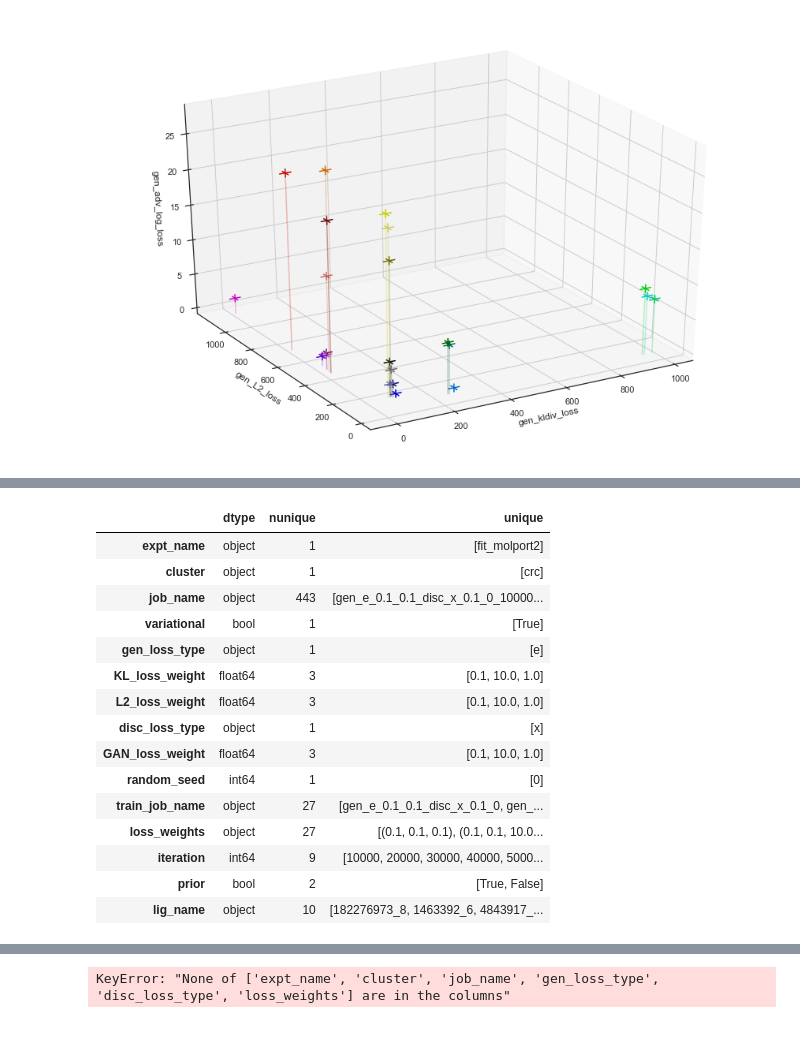
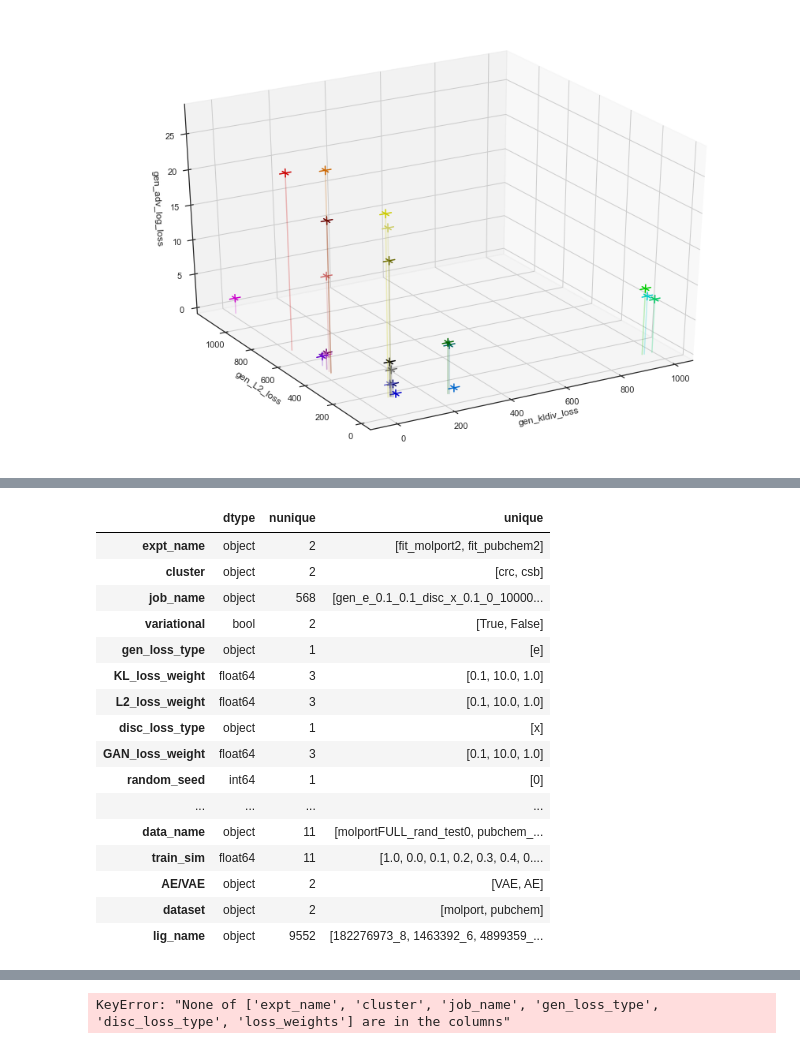
Before and after one commit to mattragoza/ipython-notebooks, a Jupyter notebook: train_molport_loss_weights.ipynb, the cells around one changed output, grey strips where cells are left out. Drawn from its saved outputs; the diff is of its cells as text; code cells hidden in the pictures.

```diff
--- a/train_molport_loss_weights.ipynb
+++ b/train_molport_loss_weights.ipynb
@@ -328,6 +332,8 @@ fig.tight_layout()
 # %%
 fit_files = [
     'C:\\Users\\mtr22\\Code\\liGAN\\train_molport\\loss_weights\\crc_fit_molport2.gen_metrics',
+    'C:\\Users\\mtr22\\Code\\liGAN\\train_molport\\loss_weights\\csb_fit_pubchem2.gen_metrics',
+    'C:\\Users\\mtr22\\Code\\liGAN\\train_molport\\loss_weights\\csb_fit_molport2.gen_metrics',
 ]
 expt_param_names = ['expt_name', 'cluster']
 
@@ -347,66 +355,109 @@ C:\Users\mtr22\Code\liGAN\train_molport\loss_weights\crc_fit_molport2.gen_metric
 from functools import lru_cache
 
 job_param_names = ['job_name', 'variational', 'gen_loss_type', 'KL_loss_weight', 'L2_loss_weight',
-                   'disc_loss_type', 'GAN_loss_weight', 'random_seed', 'train_job_name', 'loss_weights', 'iteration', 'prior']
+                   'disc_loss_type', 'GAN_loss_weight', 'random_seed', 'train_job_name', 'loss_weights',
+                   'iteration', 'prior', 'data_name', 'train_sim', 'AE/VAE', 'dataset']
 
-train_job_name_format = 'gen_{gen_loss_type}_{KL_loss_weight}_{L2_loss_weight}_disc_{disc_loss_type}_{GAN_loss_weight}_{random_seed}'
-fit_job_name_format = 'gen_{gen_loss_type}_{KL_loss_weight}_{L2_loss_weight}_disc_{disc_loss_type}_{GAN_loss_weight}_{random_seed}_{iteration}_{fit_options}'
+job_name_formats = {
+    'AE_molport': 'ae_disc_{disc_loss_type}_{random_seed}_{iteration}_{fit_options}',
+    'AE_pubchem': 'ae_disc_{disc_loss_type}_{random_seed}_{iteration}_{fit_options}_{data_name}',
+    'VAE_molport': 'gen_{gen_loss_type}_{KL_loss_weight}_{L2_loss_weight}_disc_{disc_loss_type}_{GAN_loss_weight}' \
+        '_{random_seed}_{iteration}_{fit_options}',
+    'VAE_pubchem': 'gen_{gen_loss_type}_{KL_loss_weight}_{L2_loss_weight}_disc_{disc_loss_type}_{GAN_loss_weight}' \
+        '_{random_seed}_{iteration}_{fit_options}_{data_name}',
+}
 
 @lru_cache(100)
 def parse_job_name(job_name):
 
-    job_params = parse.parse(fit_job_name_format, job_name).named
-    variational = True
+    variational = job_name.startswith('gen_')
+    is_pubchem = 'pubchem' in job_name
 
+    # get correct format for parsing job name
+    if variational:
+        if is_pubchem:
+            job_name_format = job_name_formats['VAE_pubchem']
+        else:
+            job_name_format = job_name_formats['VAE_molport']
+    else:
+        if is_pubchem:
+            job_name_format = job_name_formats['AE_pubchem']
+        else:
+            job_name_format = job_name_formats['AE_molport']
+
+    # parse job name to get job params
+    job_params = parse.parse(job_name_format, job_name).named
     job_params['job_name'] = job_name
+
+    if variational:
+        job_params['AE/VAE'] = 'VAE'
+    else:
+        job_params['AE/VAE'] = 'AE'
+
+    if is_pubchem:
+        job_params['dataset'] = 'pubchem'
+        job_params['train_sim'] = float(job_params['data_name'][len('pubchem_diff'):])
+    else:
+        job_params['data_name'] = 'molportFULL_rand_test0'
+        job_params['dataset'] = 'molport'
+        job_params['train_sim'] = 1.0
+
     job_params['variational'] = variational
 
-    # default values for params not present in each name format
-    # TODO
+    if not variational:
+        job_params['gen_loss_type'] = 'e'
 
     # parse fit_options flags into new boolean params
     fit_options = job_params['fit_options']
-    job_params['prior']           = 'p' in fit_options
+    job_params['prior'] = 'p' in fit_options
     job_params['random_rotation'] = 'r' in fit_options
 
+    train_job_name_format = job_name_format.split('_{iteration}_')[0]
     job_params['train_job_name'] = train_job_name_format.format(**job_params)
 
     # convert data types of numeric params
-    job_params['KL_loss_weight'] = float(job_params['KL_loss_weight'])
-    job_params['L2_loss_weight'] = float(job_params['L2_loss_weight'])
-    job_params['GAN_loss_weight'] = float(job_params['GAN_loss_weight'])
+    if variational:
+        job_params['KL_loss_weight'] = float(job_params['KL_loss_weight'])
+        job_params['L2_loss_weight'] = float(job_params['L2_loss_weight'])
+        job_params['GAN_loss_weight'] = float(job_params['GAN_loss_weight'])
+    else:
+        job_params['KL_loss_weight'] = 1.0
+        job_params['L2_loss_weight'] = 1.0
+        job_params['GAN_loss_weight'] = 1.0
+
     job_params['iteration']   = int(job_params['iteration'])
     job_params['random_seed'] = int(job_params['random_seed'])
 
     # add other params
     job_params['loss_weights'] = str((job_params['KL_loss_weight'],
                                       job_params['L2_loss_weight'],
                                       job_params['GAN_loss_weight']))
 
     return pd.Series([job_params[p] for p in job_param_names])
 
 fit_df[job_param_names] = fit_df['job_name'].apply(parse_job_name)
 
 def dtype(series):
     return series.dtype
 
 param_names = expt_param_names + job_param_names
 
 fit_df[param_names + ['lig_name']].agg([dtype, pd.Series.nunique, pd.Series.unique]).transpose()
 # %% [output]
 |  | dtype | nunique | unique |
-| expt_name | object | 1 | [fit_molport2] |
-| cluster | object | 1 | [crc] |
-| job_name | object | 443 | [gen_e_0.1_0.1_disc_x_0.1_0_10000... |
-| variational | bool | 1 | [True] |
+| expt_name | object | 2 | [fit_molport2, fit_pubchem2] |
+| cluster | object | 2 | [crc, csb] |
+| job_name | object | 568 | [gen_e_0.1_0.1_disc_x_0.1_0_10000... |
+| variational | bool | 2 | [True, False] |
 | gen_loss_type | object | 1 | [e] |
 | KL_loss_weight | float64 | 3 | [0.1, 10.0, 1.0] |
 | L2_loss_weight | float64 | 3 | [0.1, 10.0, 1.0] |
 | disc_loss_type | object | 1 | [x] |
 | GAN_loss_weight | float64 | 3 | [0.1, 10.0, 1.0] |
 | random_seed | int64 | 1 | [0] |
-| train_job_name | object | 27 | [gen_e_0.1_0.1_disc_x_0.1_0, gen_... |
-| loss_weights | object | 27 | [(0.1, 0.1, 0.1), (0.1, 0.1, 10.0... |
-| iteration | int64 | 9 | [10000, 20000, 30000, 40000, 5000... |
-| prior | bool | 2 | [True, False] |
-| lig_name | object | 10 | [182276973_8, 1463392_6, 4843917_... |
+| ... | ... | ... | ... |
+| data_name | object | 11 | [molportFULL_rand_test0, pubchem_... |
+| train_sim | float64 | 11 | [1.0, 0.0, 0.1, 0.2, 0.3, 0.4, 0.... |
+| AE/VAE | object | 2 | [VAE, AE] |
+| dataset | object | 2 | [molport, pubchem] |
+| lig_name | object | 9552 | [182276973_8, 1463392_6, 4899359_... |
```
Also changed, not shown: parts of 18 cells of this notebook, 1 other file.
